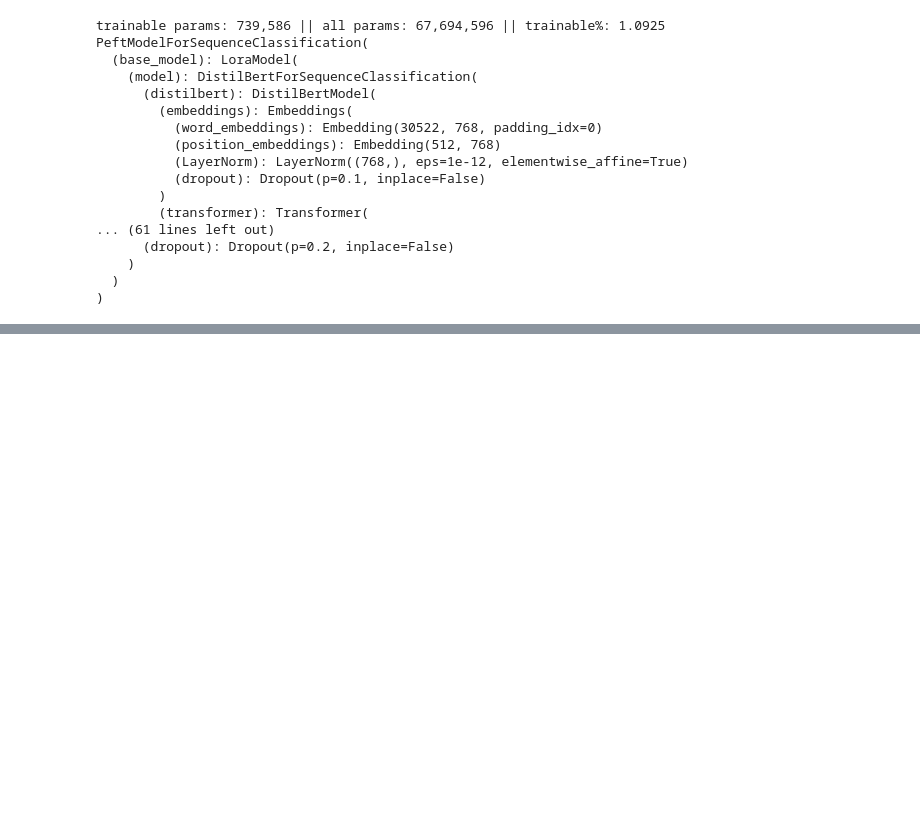
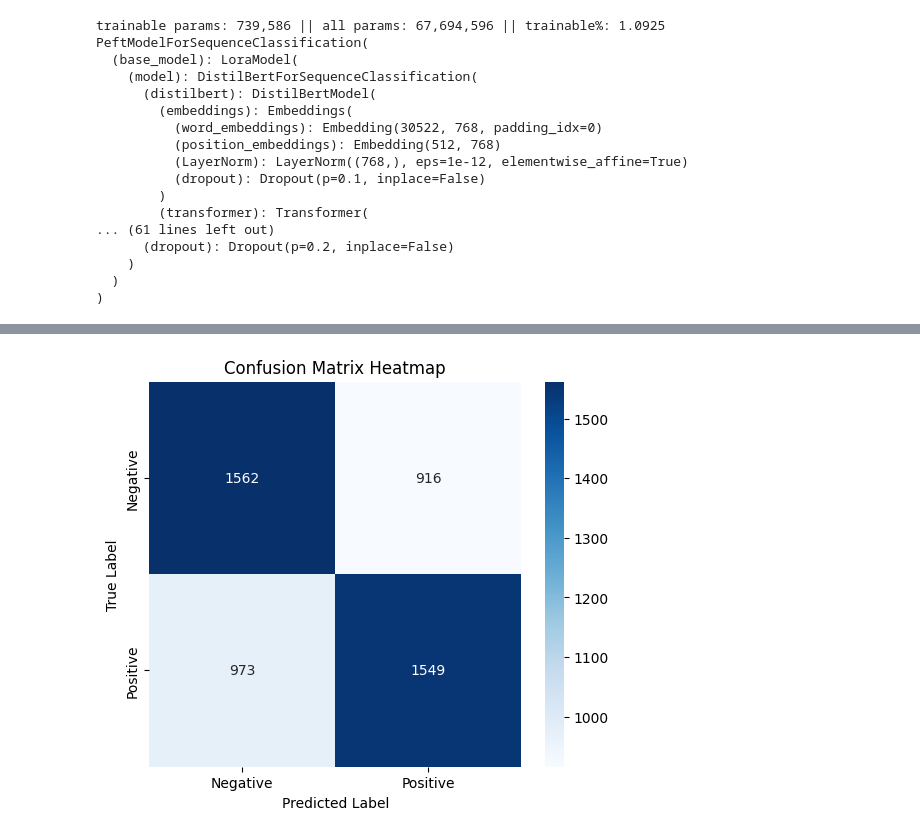
Before and after one commit to chy760martin/deep-learning, a Jupyter notebook: LLM/18.transformer_classifier_sentiment.ipynb, the cells around one changed output, grey strips where cells are left out. Saved outputs shown, nothing was run; the diff lists cells and outputs as text; code cells hidden in the pictures; blank space fills up the shorter version.

Commit message:
Transformer 모델 구축 - Transformer Sentiment Classifier 감정 분류 모델, 실무에서 사용되는 파이프라인 이해 및 적용

```diff
--- a/LLM/18.transformer_classifier_sentiment.ipynb
+++ b/LLM/18.transformer_classifier_sentiment.ipynb
@@ -442,0 +443,14 @@ Epoch 3 | Tran Loss: 0.6472 | Train Acc: 0.6147 | Valid Loss: 0.6214 | Valid Acc
+# %%
+# 최적 모델 로드
+
+# torch.load() 파일에서 파라미터(가중치) 딕셔너리를 불러옴
+# model.load_state_dict() 불러온 파리미터를 모델 구조에 맞게 적용
+model.load_state_dict(torch.load('./llm_models/18_transformer_classifier_sentiment/best_model.pt'))
+
+# 모델을 실행할 디바이스(GPU or CPU)에 올린다
+model.to(device)
+
+# 검증/추론 모드 전환
+# - model.eval() 검증/추촌 모드 에서는 Dropout 등이 비활성화되어 일관된 추론 결과를 보장한다,
+# - model.train() 학습 모드 에서는 Dropout, BatchNorm 등이 활성화되어 파라미터 업데이트를 준비 한다
+model.eval()
@@ -442,0 +520,24 @@ Epoch 3 | Tran Loss: 0.6472 | Train Acc: 0.6147 | Valid Loss: 0.6214 | Valid Acc
+# %%
+# Confusion Matrix를 Heatmap 그래프로 시각화, 테스트 데이터 평가 데이터를 활용
+import matplotlib.pyplot as plt # 그래프 그리기 기본 라이브러리
+import seaborn as sns # 시각화 스타일을 더 깔끔하게 만들어주는 라이브러리
+import numpy as np # Confunsion Matrix 데이터를 배열 형태로 관리
+
+# Confusion Matrix 데이터, 2x2 행렬 구조 실제 라벨과 예측 라벨의 매칭 결과
+# cm = np.array([ [1562, 916],
+#                [973, 1549] ])
+cm = np.array(confusion_matrix(all_labels, all_preds))
+
+# 클래스 이름
+labels = ['Negative', 'Positive']
+
+# Heatmap 시각화
+plt.figure(figsize=(6, 5))
+# cm 데이터, annot=True 각 셀에 숫자 표시, fmt='d' 정수 형태로 출력, cmap='Blues' 파란색 계열 색상 맵 선택, xticklabels/yticklabels 축 라벨에 클래스 이름 푝시
+sns.heatmap(cm, annot=True, fmt='d', cmap='Blues', xticklabels=labels, yticklabels=labels)
+plt.title('Confusion Matrix Heatmap')
+plt.xlabel('Predicted Label')
+plt.ylabel('True Label')
+plt.show()
+# %% [output]
+[figure, added]
```
Also changed, not shown: parts of 3 cells of this notebook.
